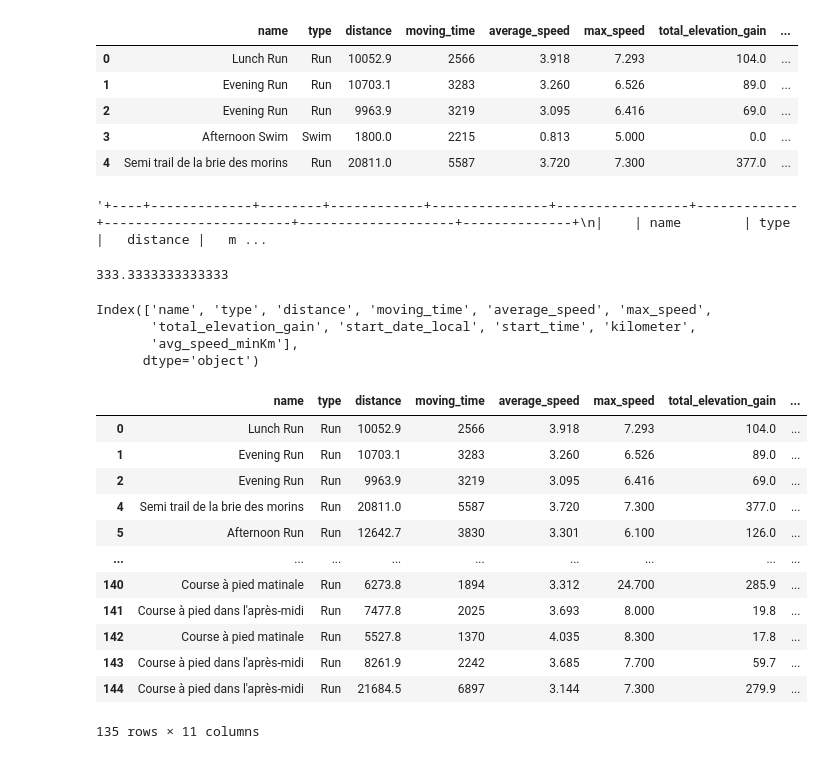
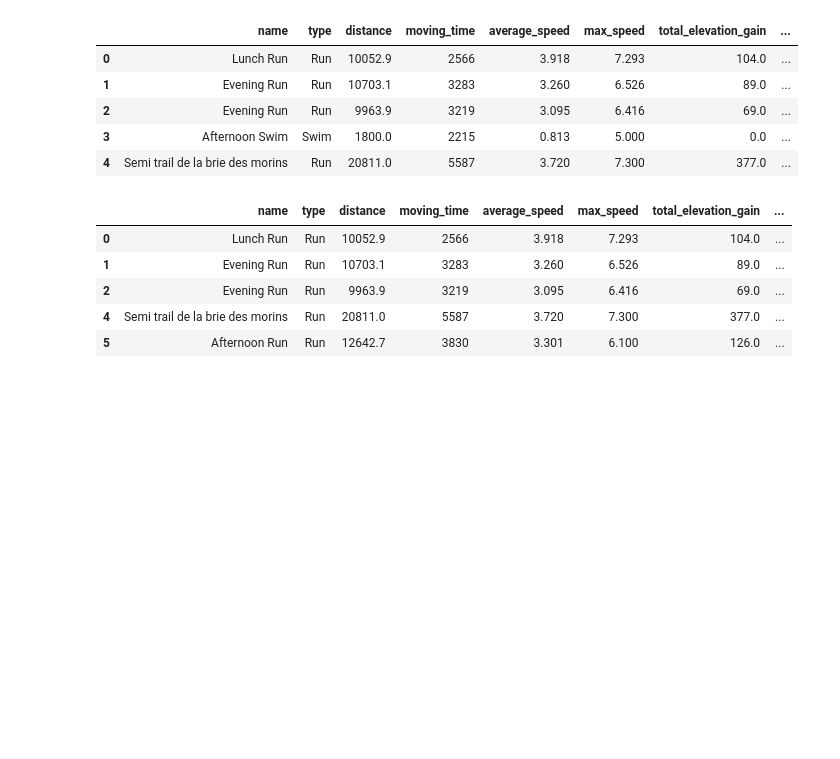
Before and after one commit to EdgarTriquet/StravaProject, a Jupyter notebook: My Strava Analysis.ipynb, the cells around one changed output. Drawn from its saved outputs; the diff is of its cells as text; code cells hidden in the pictures; blank space fills up the shorter version.

```diff
--- a/My Strava Analysis.ipynb
+++ b/My Strava Analysis.ipynb
@@ -56,49 +57,35 @@ activities.head(5)
 | 2 | Evening Run | Run | 9963.9 | 3219 | 3.095 | 6.416 | 69.0 | ... |
 | 3 | Afternoon Swim | Swim | 1800.0 | 2215 | 0.813 | 5.000 | 0.0 | ... |
 | 4 | Semi trail de la brie des morins | Run | 20811.0 | 5587 | 3.720 | 7.300 | 377.0 | ... |
-# %%
-from tabulate import tabulate
-tabulate(activities.head(2), headers = 'keys', tablefmt = 'psql')
-# %% [output]
-'+----+-------------+--------+------------+---------------+-----------------+-------------+------------------------+--------------------+--------------+\n|    | name        | type   |   distance |   m ...
 # %%
 def convTime(metSec):
+    '''
+    A fontion to convert m/s to min/km
+    '''
     minDecimal = 1000/(metSec)
     minutes = int(minDecimal)
     secondes = int((minDecimal*60) % 60)
     return minDecimal#str(minutes)+'min'+str(secondes)
-
-convTime(3)
-# %% [output]
-333.3333333333333
 # %%
-activities['kilometer'] = activities['distance'].apply(lambda x: x/1000)
-activities['avg_speed_minKm'] = activities['average_speed'].apply(lambda x: convTime(x))
+activities['kilometer'] = activities['distance'].apply(lambda x: x/1000)#convert meter to kilometer
+activities['avg_speed_minKm'] = activities['average_speed'].apply(lambda x: convTime(x))#apply m/s to min/km
 activities['avg_speed_minKm'] = pd.to_datetime(activities['avg_speed_minKm'], unit='s').dt.strftime("%H:%M:%S")
 
-activities.columns
+#now let's add what was the weekday
+activities['weekday'] = activities['start_date_local'].apply(lambda x: ['Mon','Tue','Wed','Thu','Fri','Sat','Sun'][x.weekday()])
+activities['weekday'] = pd.Categorical(activities['weekday'],
+                                  categories=['Mon','Tue','Wed','Thu','Fri','Sat','Sun'],
+                                  ordered=True)
-# %% [output]
-Index(['name', 'type', 'distance', 'moving_time', 'average_speed', 'max_speed',
-       'total_elevation_gain', 'start_date_local', 'start_time', 'kilometer',
-       'avg_speed_minKm'],
-      dtype='object')
 # %%
-runs = activities.loc[activities['type'] == 'Run']
-runs
+runs = activities.loc[activities['type'] == 'Run']#select only the runs activity
+runs.head(5)
 # %% [output]
 |  | name | type | distance | moving_time | average_speed | max_speed | total_elevation_gain | ... |
 | 0 | Lunch Run | Run | 10052.9 | 2566 | 3.918 | 7.293 | 104.0 | ... |
 | 1 | Evening Run | Run | 10703.1 | 3283 | 3.260 | 6.526 | 89.0 | ... |
 | 2 | Evening Run | Run | 9963.9 | 3219 | 3.095 | 6.416 | 69.0 | ... |
 | 4 | Semi trail de la brie des morins | Run | 20811.0 | 5587 | 3.720 | 7.300 | 377.0 | ... |
 | 5 | Afternoon Run | Run | 12642.7 | 3830 | 3.301 | 6.100 | 126.0 | ... |
-| ... | ... | ... | ... | ... | ... | ... | ... | ... |
-| 140 | Course à pied matinale | Run | 6273.8 | 1894 | 3.312 | 24.700 | 285.9 | ... |
-| 141 | Course à pied dans l'après-midi | Run | 7477.8 | 2025 | 3.693 | 8.000 | 19.8 | ... |
-| 142 | Course à pied matinale | Run | 5527.8 | 1370 | 4.035 | 8.300 | 17.8 | ... |
-| 143 | Course à pied dans l'après-midi | Run | 8261.9 | 2242 | 3.685 | 7.700 | 59.7 | ... |
-| 144 | Course à pied dans l'après-midi | Run | 21684.5 | 6897 | 3.144 | 7.300 | 279.9 | ... |
-135 rows × 11 columns
 # %%
 sns.set(rc={"figure.figsize":(10, 8)})
 sns.scatterplot(data=runs, x="kilometer", y="average_speed", hue="total_elevation_gain", palette="crest")
```
Also changed, not shown: parts of 5 cells of this notebook, 3 other files.
